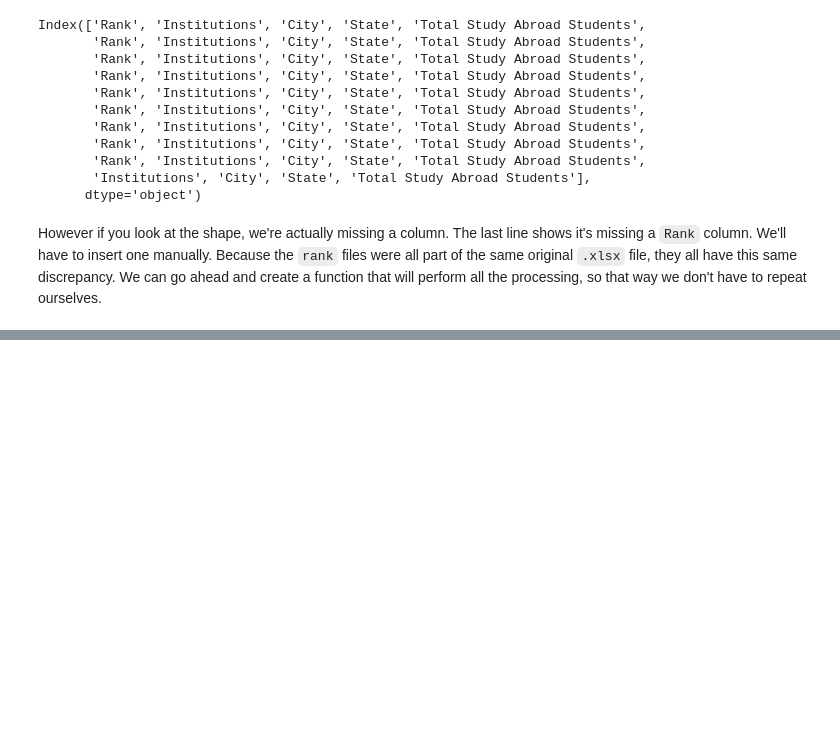
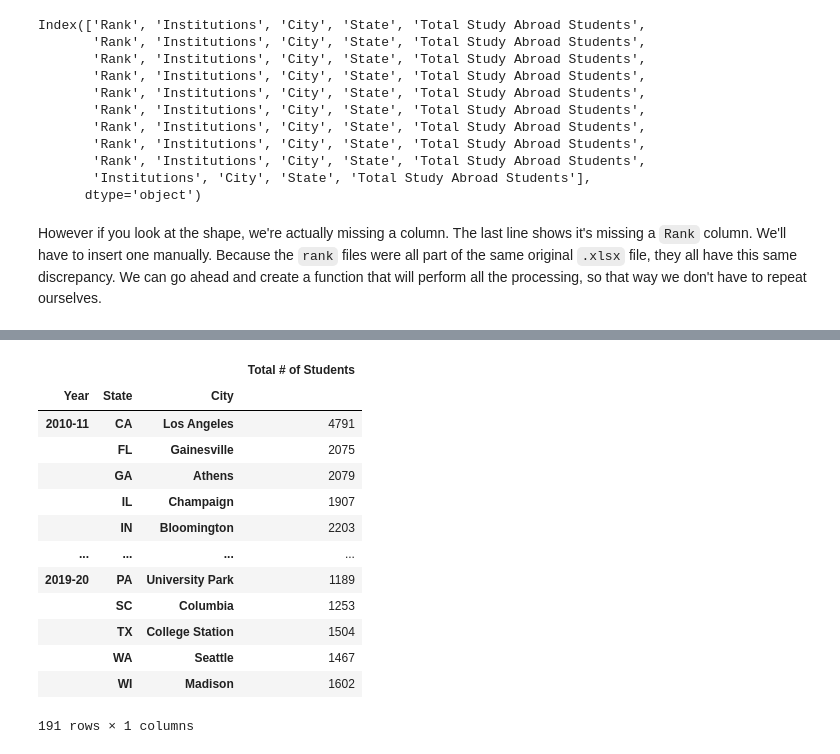
Before and after one commit to noah-kg/data-cleaning-study-abroad, a Jupyter notebook: StudyAbroad.ipynb, the cells around one changed output, grey strips where cells are left out. Saved outputs shown, nothing was run; the diff lists cells and outputs as text; code cells hidden in the pictures; blank space fills up the shorter version.

```diff
--- a/StudyAbroad.ipynb
+++ b/StudyAbroad.ipynb
@@ -381,8 +381,7 @@ def process_rank(df):
         year_dict[y] = df.iloc[:,(i*5):(i*5 +5)]
         year_dict[y].insert(0, 'Year', y) #adds year column so we can differentiate
 
-    #create dataframe for our combined destination-years
-    # phd = pd.DataFrame(columns=['Year', 'Rank', 'Institution', 'City', 'State', 'Total # of Students'])
+    #create dataframe for our combined
     new_df = pd.DataFrame()
 
     #concat each year
@@ -392,7 +391,7 @@ def process_rank(df):
     cols = {'Institutions': 'Institution',
             'Total Study Abroad Students': 'Total # of Students'}
 
-    new_df.rename(columns=cols)
+    new_df.rename(columns=cols, inplace=True)
 
     #convert to make sure number columns are numeric
     new_df = new_df.applymap(make_num)
@@ -419,0 +423,18 @@ master
+# %%
+students_by_citystate = phd.groupby(['Year', 'State', 'City']).agg(sum)
+students_by_citystate
+# %% [output]
+|  |  |  | Total # of Students |
+| Year | State | City |  |
+| 2010-11 | CA | Los Angeles | 4791 |
+|  | FL | Gainesville | 2075 |
+|  | GA | Athens | 2079 |
+|  | IL | Champaign | 1907 |
+|  | IN | Bloomington | 2203 |
+| ... | ... | ... | ... |
+| 2019-20 | PA | University Park | 1189 |
+|  | SC | Columbia | 1253 |
+|  | TX | College Station | 1504 |
+|  | WA | Seattle | 1467 |
+|  | WI | Madison | 1602 |
+191 rows × 1 columns
```
Also changed, not shown: parts of 7 cells of this notebook.
